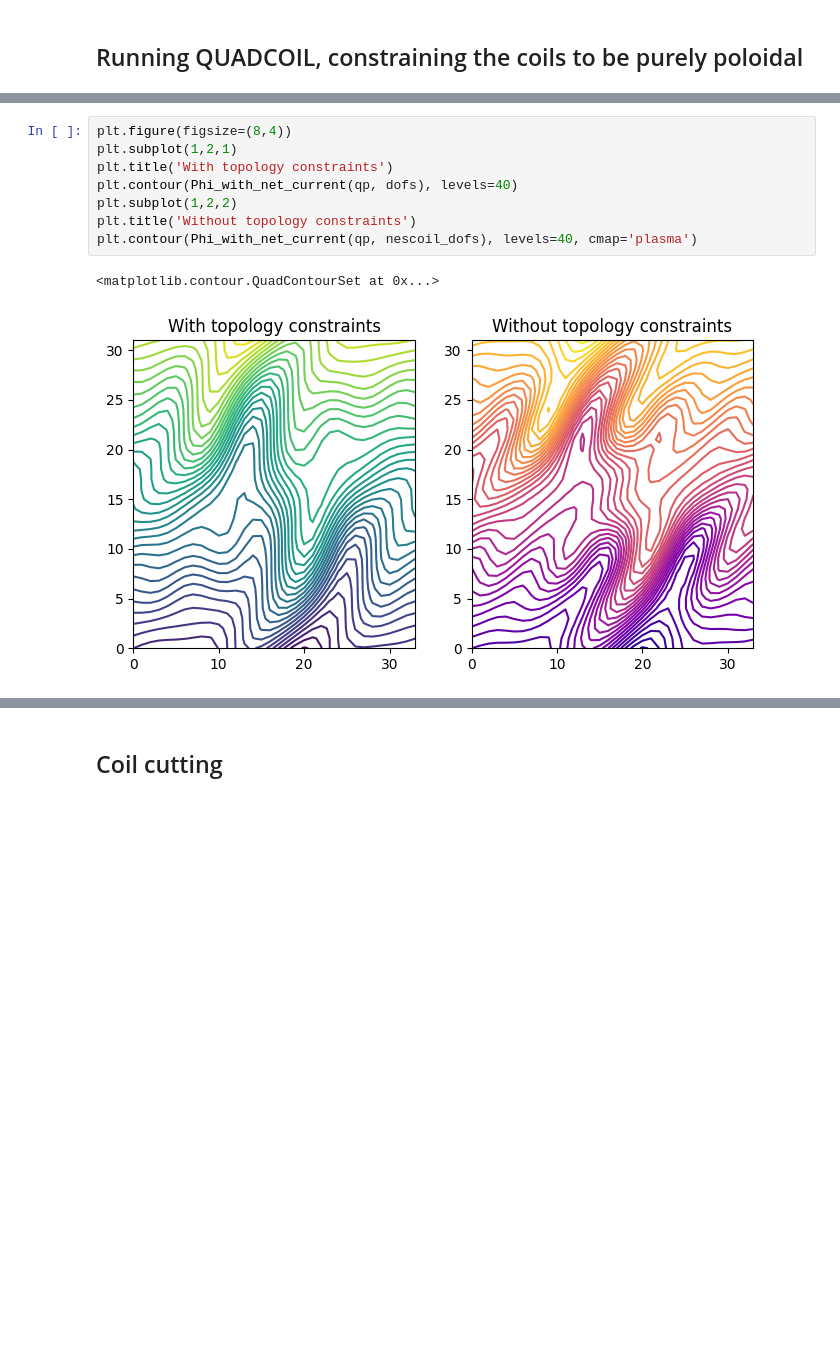
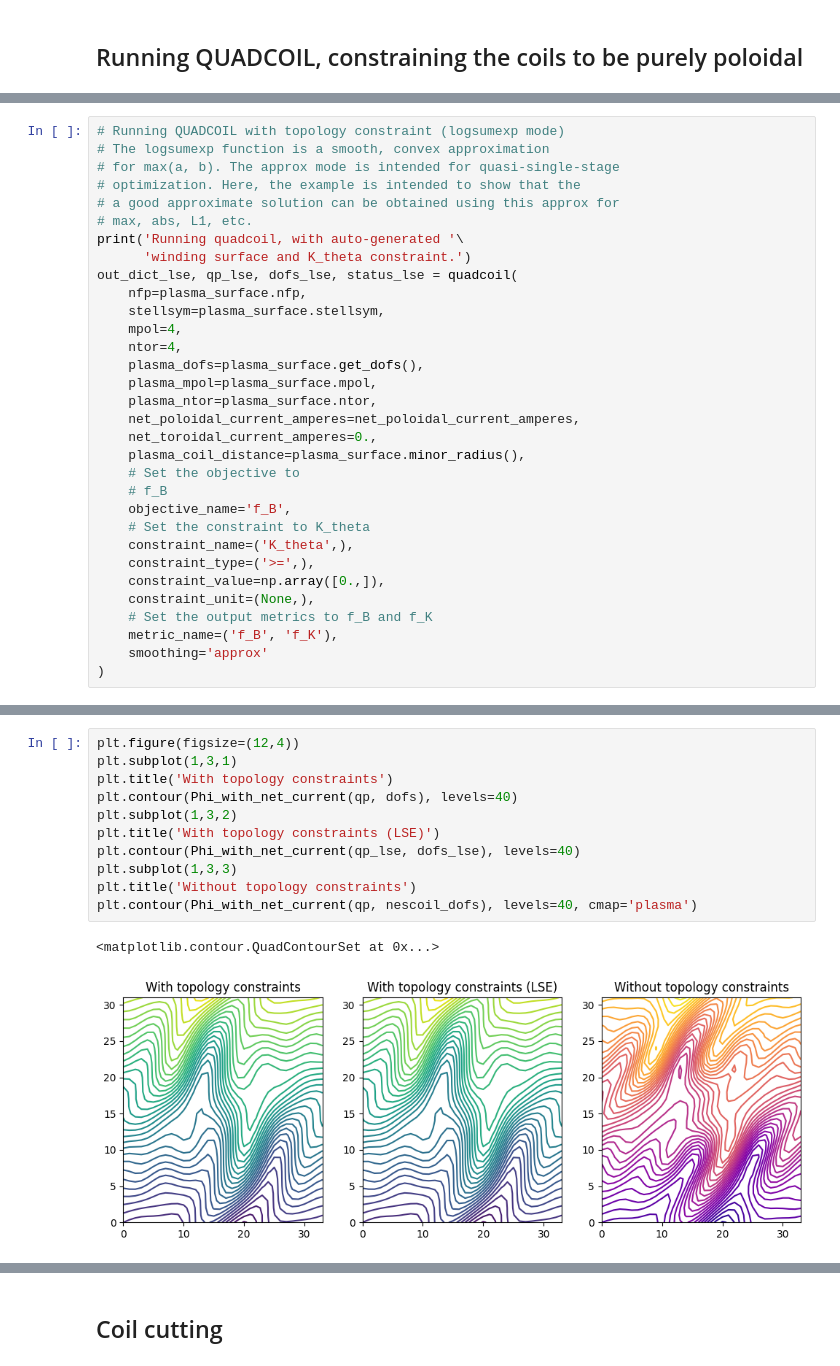
Before and after one commit to lankef/quadcoil, a Jupyter notebook: examples/topology_and_cutting.ipynb, the cells around one changed output, grey strips where cells are left out. Cells and saved outputs as stored; diff of their text form; blank space fills up the shorter version.

Commit message:
Updating examples

```diff
--- a/examples/topology_and_cutting.ipynb
+++ b/examples/topology_and_cutting.ipynb
@@ -88,3 +88,35 @@ out_dict, qp, dofs, status = quadcoil(
 )
 # %% [output]
 Running quadcoil, with auto-generated winding surface and K_theta constraint.
+# %%
+# Running QUADCOIL with topology constraint (logsumexp mode)
+# The logsumexp function is a smooth, convex approximation
+# for max(a, b). The approx mode is intended for quasi-single-stage
+# optimization. Here, the example is intended to show that the
+# a good approximate solution can be obtained using this approx for
+# max, abs, L1, etc.
+print('Running quadcoil, with auto-generated '\
+      'winding surface and K_theta constraint.')
+out_dict_lse, qp_lse, dofs_lse, status_lse = quadcoil(
+    nfp=plasma_surface.nfp,
+    stellsym=plasma_surface.stellsym,
+    mpol=4,
+    ntor=4,
+    plasma_dofs=plasma_surface.get_dofs(),
+    plasma_mpol=plasma_surface.mpol,
+    plasma_ntor=plasma_surface.ntor,
+    net_poloidal_current_amperes=net_poloidal_current_amperes,
+    net_toroidal_current_amperes=0.,
+    plasma_coil_distance=plasma_surface.minor_radius(),
+    # Set the objective to
+    # f_B
+    objective_name='f_B',
+    # Set the constraint to K_theta
+    constraint_name=('K_theta',),
+    constraint_type=('>=',),
+    constraint_value=np.array([0.,]),
+    constraint_unit=(None,),
+    # Set the output metrics to f_B and f_K
+    metric_name=('f_B', 'f_K'),
+    smoothing='approx'
+)
@@ -91,11 +143,14 @@ Running quadcoil, with auto-generated winding surface and K_theta constraint.
 # %%
-plt.figure(figsize=(8,4))
-plt.subplot(1,2,1)
+plt.figure(figsize=(12,4))
+plt.subplot(1,3,1)
 plt.title('With topology constraints')
 plt.contour(Phi_with_net_current(qp, dofs), levels=40)
-plt.subplot(1,2,2)
+plt.subplot(1,3,2)
+plt.title('With topology constraints (LSE)')
+plt.contour(Phi_with_net_current(qp_lse, dofs_lse), levels=40)
+plt.subplot(1,3,3)
 plt.title('Without topology constraints')
 plt.contour(Phi_with_net_current(qp, nescoil_dofs), levels=40, cmap='plasma')
 # %% [output]
 <matplotlib.contour.QuadContourSet at 0x...>
-[figure, old version]
+[figure, new version]
```
Also changed, not shown: parts of 5 cells of this notebook, 10 other files.
